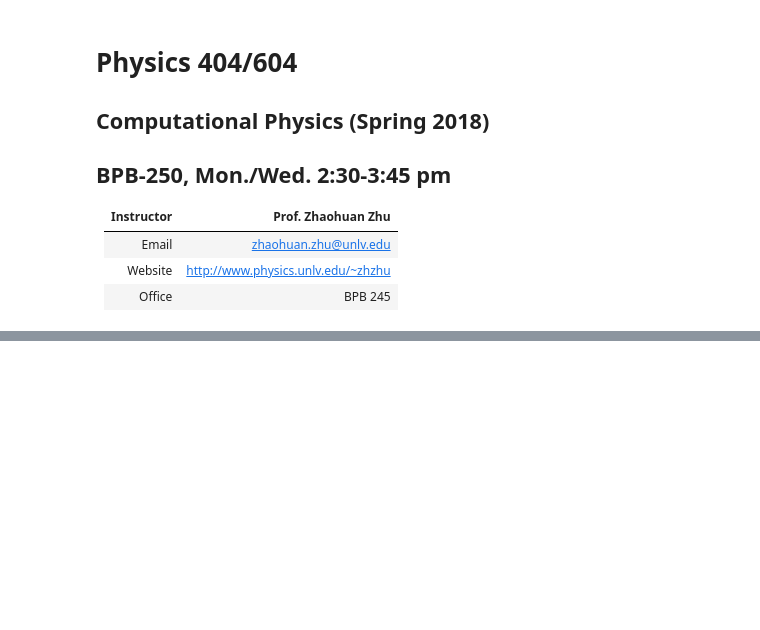
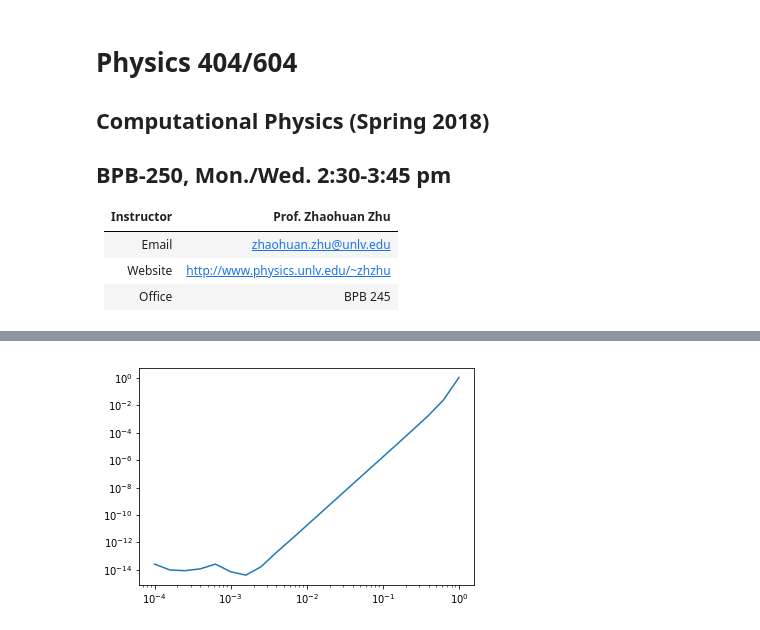
Before and after one commit to sabaronett/computational-physics-class-404-604-Spring-2020, a Jupyter notebook: lectures/Lect7-pre.ipynb, the cells around one changed output, grey strips where cells are left out. Cells and saved outputs as stored; diff of their text form; code cells hidden in the pictures; blank space fills up the shorter version.

```diff
--- a/lectures/Lect7-pre.ipynb
+++ b/lectures/Lect7-pre.ipynb
@@ -691,0 +307,27 @@ LHS-RHS [ 1.11022302e-16 -1.11022302e-16]
+# %%
+import numpy as np
+import matplotlib.pyplot as plt
+fig = plt.figure()
+
+ha=[]
+err=[]
+for h in 10.**np.arange(0.,-4.2,-0.2):
+    ha=np.append(ha,h)
+    G=1.
+    M=1.
+    tend=2.*np.pi
+    y=[1.,0.,0.,1.]
+    t=0
+    while(t<tend):
+        if((t+h)>tend):
+            h=tend-t
+        y = rk4(t,h,y,4)
+        t = t+h
+    err=np.append(err,abs(y[0]-1.))
+
+plt.plot(ha,err)
+plt.xscale('log')
+plt.yscale('log')
+plt.show()
+# %% [output]
+[figure, added]
```
Also changed, not shown: parts of 56 cells of this notebook.
